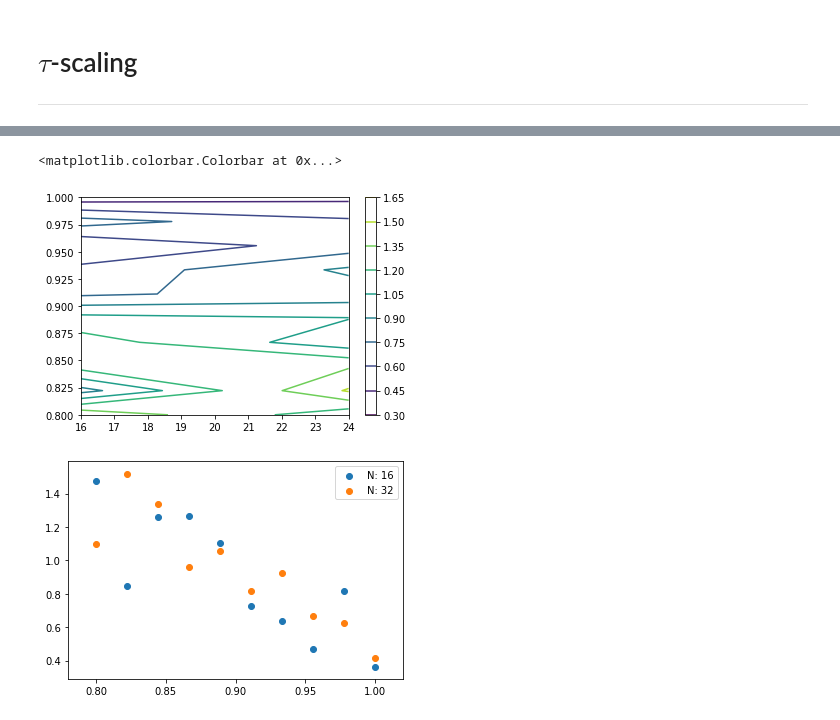
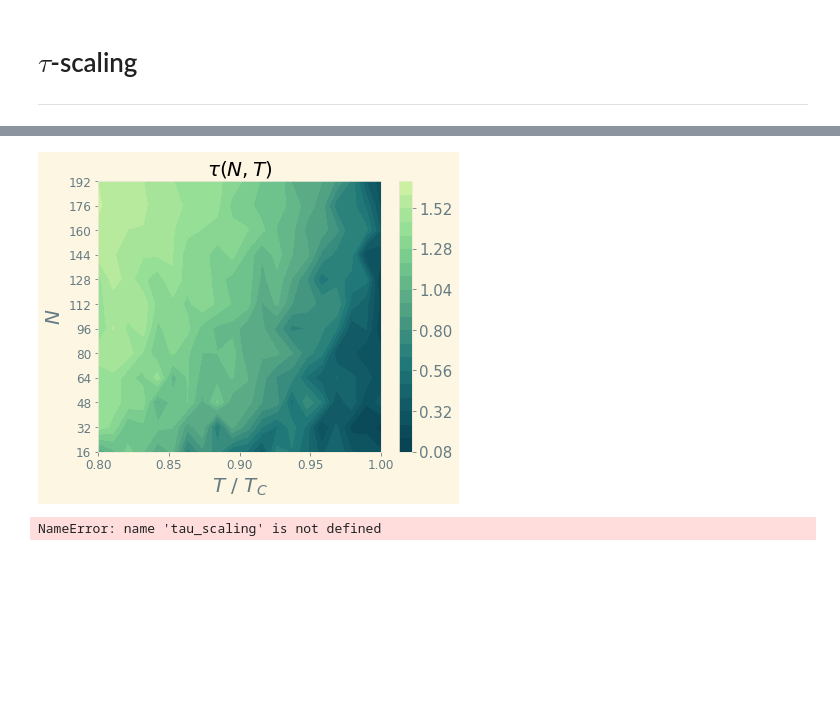
Before and after one commit to kklocker/NumFys, a Jupyter notebook: Exam/src/tau_scaling.ipynb, the cells around one changed output, grey strips where cells are left out. Drawn from its saved outputs; the diff is of its cells as text; code cells hidden in the pictures; blank space fills up the shorter version.

```diff
--- a/Exam/src/tau_scaling.ipynb
+++ b/Exam/src/tau_scaling.ipynb
@@ -6,7 +6,7 @@ import numpy as np
 import matplotlib.pyplot as plt
 # from numba import njit
 import palettable as pl
-# emr = pl.cartocolors.sequential.Emrld_7_r.get_mpl_colormap()
-# plt.style.use('Solarize_Light2')
+emr = pl.cartocolors.sequential.Emrld_7_r.get_mpl_colormap()
+plt.style.use('Solarize_Light2')
 from time import time
 # %%
@@ -21,15 +21,15 @@ N_sweeps = 20000
 N_runs = 1
 skips = 3
 # %%
-a0 = time()
-for N in N_list:
-    a = time()
-    tau = get_tau(N, N_sweeps, T, N_runs, skips, bc='torus')
-    b = time()
-    np.save(f"tau/N{N}_Sweeps{N_sweeps}_skips{skips}", [tau, T])
-    print(f"N: {N}")
-    print(f"Time for current: {b-a}s")
-    print(f"Total time: {b-a0}s")
+# a0 = time()
+# for N in N_list:
+#     a = time()
+#     tau = get_tau(N, N_sweeps, T, N_runs, skips, bc='torus')
+#     b = time()
+#     np.save(f"tau/N{N}_Sweeps{N_sweeps}_skips{skips}", [tau, T])
+#     print(f"N: {N}")
+#     print(f"Time for current: {b-a}s")
+#     print(f"Total time: {b-a0}s")
 # %% [output]
 N: 16
 Time for current: 33.45275521278381s
@@ -51,2 +56,8 @@ Total time: 8716.175549268723s
+# %%
+matrix = np.zeros((N_list.shape[0], T.shape[0]))
+# %%
+for i,N in enumerate(N_list):
+    tau, _ = np.load(f"tau/N{N}_Sweeps{N_sweeps}_skips{skips}.npy", allow_pickle=True)
+    matrix[i,:] = tau
 # %%
 # %time tau_scaling = get_tau_scaling(N_list, T, N_sweeps, N_runs, skips)
@@ -56,13 +67,21 @@ X, Y = np.meshgrid(N_list, T)
-# %%
-plt.contour(X, Y/Tc, tau_scaling.T)
-plt.colorbar()
-# %% [output]
-<matplotlib.colorbar.Colorbar at 0x...>
-[figure, removed]
+# %%
+fig = plt.figure(figsize=(6,5), tight_layout=True)
+p = plt.contourf(Y/Tc, X, matrix.T, cmap=emr, levels=20)
+cbar = plt.colorbar(p)
+plt.yticks(N_list, N_list, size=12)
+plt.xticks([0.8, 0.85, 0.9, 0.95, 1],size=12)
+plt.ylabel(fr"$N$", fontsize=20)
+plt.xlabel(fr"$T\ /\ T_C$", fontsize=20)
+plt.title(fr"$\tau(N, T)$", size=20)
+# fig.tight_layout()
+cbar.ax.tick_params(labelsize=15)
+plt.show()
+# %% [output]
+[figure, added]
 # %%
 for i,tau in enumerate(tau_scaling):
     plt.scatter(T/Tc, tau, label =f"N: {N_list[i]}")
 plt.legend()
 plt.show()
 # %% [output]
-[figure, removed]
+NameError: name 'tau_scaling' is not defined
```
Also changed, not shown: parts of 14 cells of this notebook, 25 other files.
